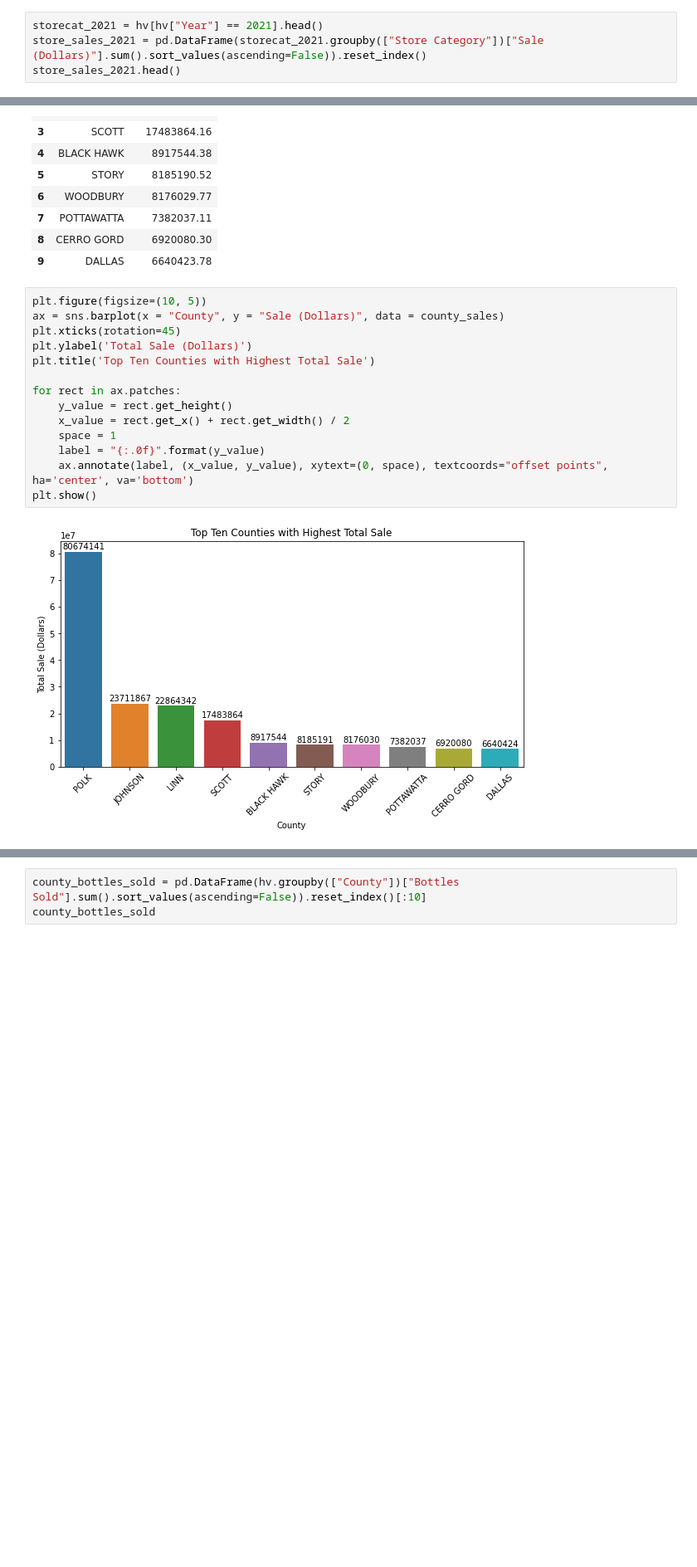
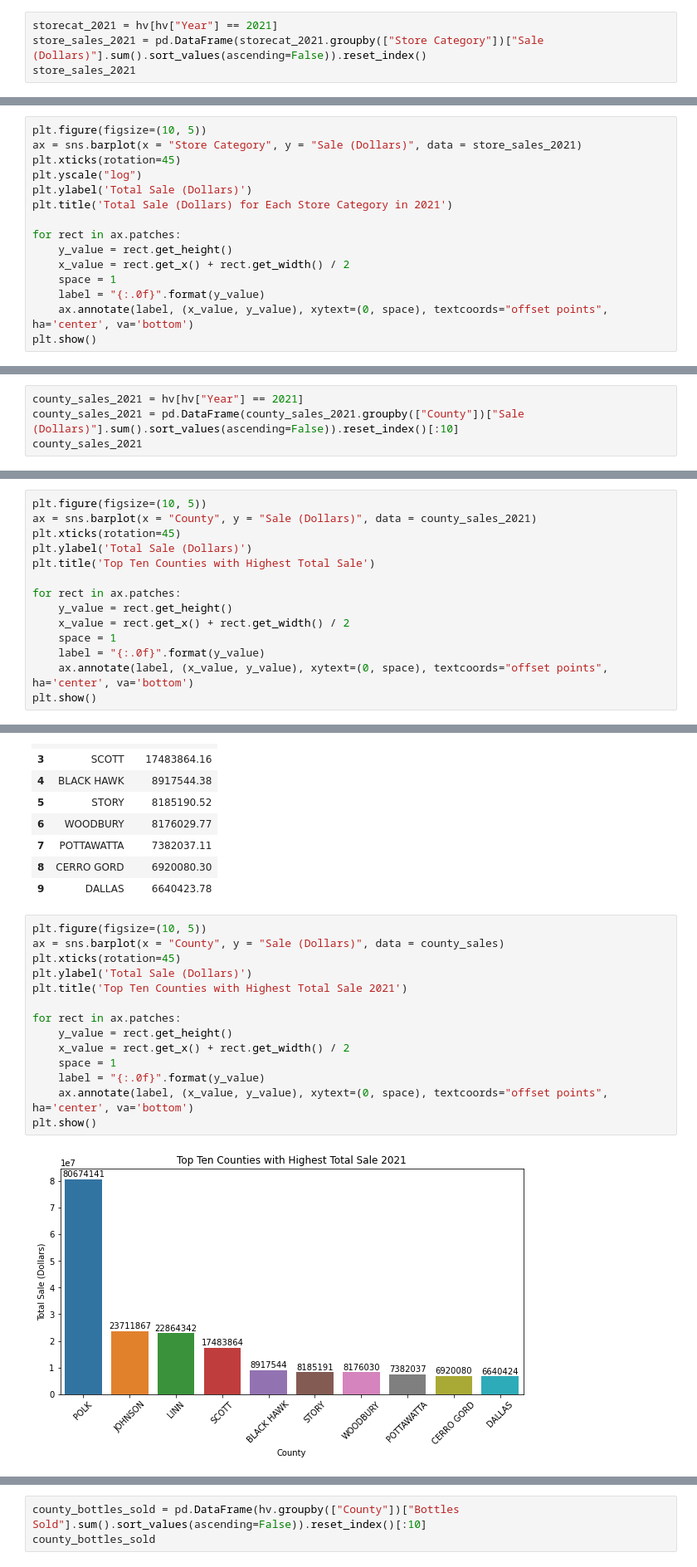
Before and after one commit to mintysnow/Iowa-Liquor-Sales, a Jupyter notebook: Minjin/Hy-Vee EDA.ipynb, the cells around one changed output, grey strips where cells are left out. Shown at 83% size. Saved outputs shown, nothing was run; the diff lists cells and outputs as text; blank space fills up the shorter version.

```diff
--- a/Minjin/Hy-Vee EDA.ipynb
+++ b/Minjin/Hy-Vee EDA.ipynb
@@ -377,8 +411,8 @@ plt.show()
 # %% [markdown]
 ## Sale by store category
 # %%
-storecat_2021 = hv[hv["Year"] == 2021].head()
+storecat_2021 = hv[hv["Year"] == 2021]
 store_sales_2021 = pd.DataFrame(storecat_2021.groupby(["Store Category"])["Sale (Dollars)"].sum().sort_values(ascending=False)).reset_index()
-store_sales_2021.head()
+store_sales_2021
 # %% [output]
 |  | Store Category | Sale (Dollars) |
@@ -387,0 +456,15 @@ store_sales_2021.head()
+# %%
+plt.figure(figsize=(10, 5))
+ax = sns.barplot(x = "Store Category", y = "Sale (Dollars)", data = store_sales_2021)
+plt.xticks(rotation=45)
+plt.yscale("log")
+plt.ylabel('Total Sale (Dollars)')
+plt.title('Total Sale (Dollars) for Each Store Category in 2021')
+
+for rect in ax.patches:
+    y_value = rect.get_height()
+    x_value = rect.get_x() + rect.get_width() / 2
+    space = 1
+    label = "{:.0f}".format(y_value)
+    ax.annotate(label, (x_value, y_value), xytext=(0, space), textcoords="offset points", ha='center', va='bottom')
+plt.show()
@@ -479,3 +575,7 @@ len(hv[hv["Store Category"] == "Wine & Spirits"]["Store Number"].unique())
 158.2791434541346
 # %% [markdown]
 ## Sale by county
+# %%
+county_sales_2021 = hv[hv["Year"] == 2021]
+county_sales_2021 = pd.DataFrame(county_sales_2021.groupby(["County"])["Sale (Dollars)"].sum().sort_values(ascending=False)).reset_index()[:10]
+county_sales_2021
@@ -481,0 +594,14 @@ len(hv[hv["Store Category"] == "Wine & Spirits"]["Store Number"].unique())
+# %%
+plt.figure(figsize=(10, 5))
+ax = sns.barplot(x = "County", y = "Sale (Dollars)", data = county_sales_2021)
+plt.xticks(rotation=45)
+plt.ylabel('Total Sale (Dollars)')
+plt.title('Top Ten Counties with Highest Total Sale')
+
+for rect in ax.patches:
+    y_value = rect.get_height()
+    x_value = rect.get_x() + rect.get_width() / 2
+    space = 1
+    label = "{:.0f}".format(y_value)
+    ax.annotate(label, (x_value, y_value), xytext=(0, space), textcoords="offset points", ha='center', va='bottom')
+plt.show()
@@ -497,16 +625,16 @@ county_sales
 # %%
 plt.figure(figsize=(10, 5))
 ax = sns.barplot(x = "County", y = "Sale (Dollars)", data = county_sales)
 plt.xticks(rotation=45)
 plt.ylabel('Total Sale (Dollars)')
-plt.title('Top Ten Counties with Highest Total Sale')
+plt.title('Top Ten Counties with Highest Total Sale 2021')
 
 for rect in ax.patches:
     y_value = rect.get_height()
     x_value = rect.get_x() + rect.get_width() / 2
     space = 1
     label = "{:.0f}".format(y_value)
     ax.annotate(label, (x_value, y_value), xytext=(0, space), textcoords="offset points", ha='center', va='bottom')
 plt.show()
 # %% [output]
-[figure, old version]
+[figure, new version]
```
Also changed, not shown: parts of 84 cells of this notebook, 2 other files.
